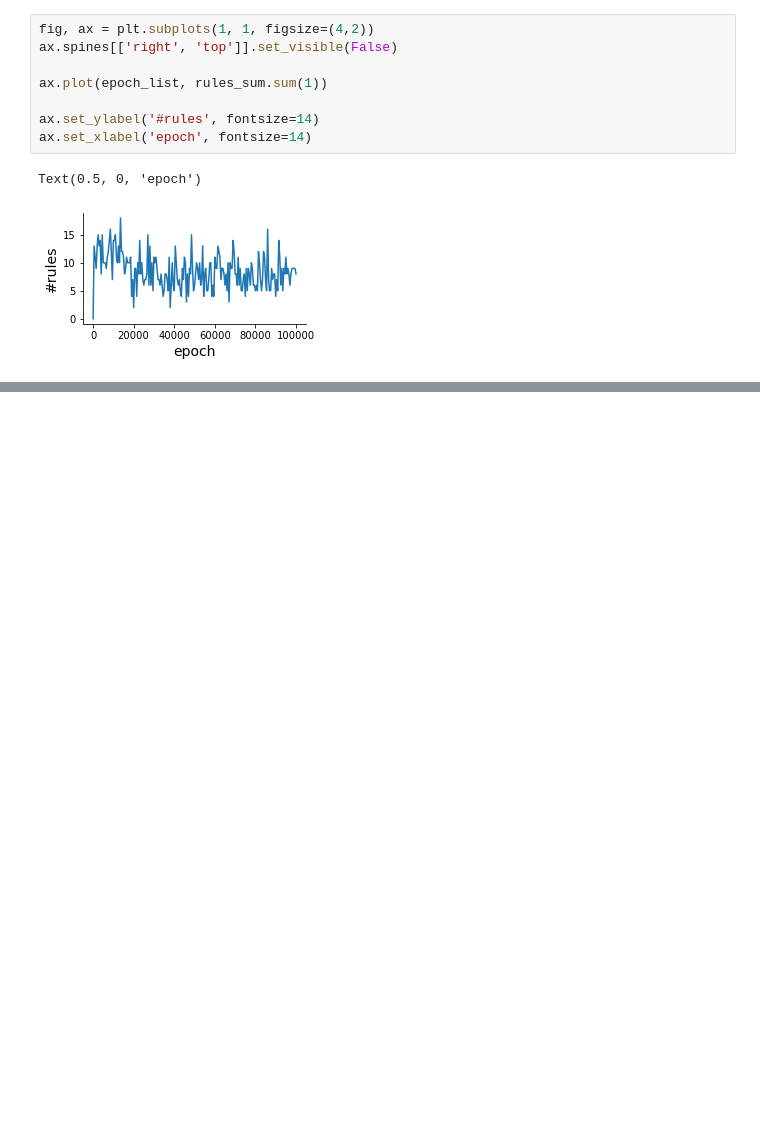
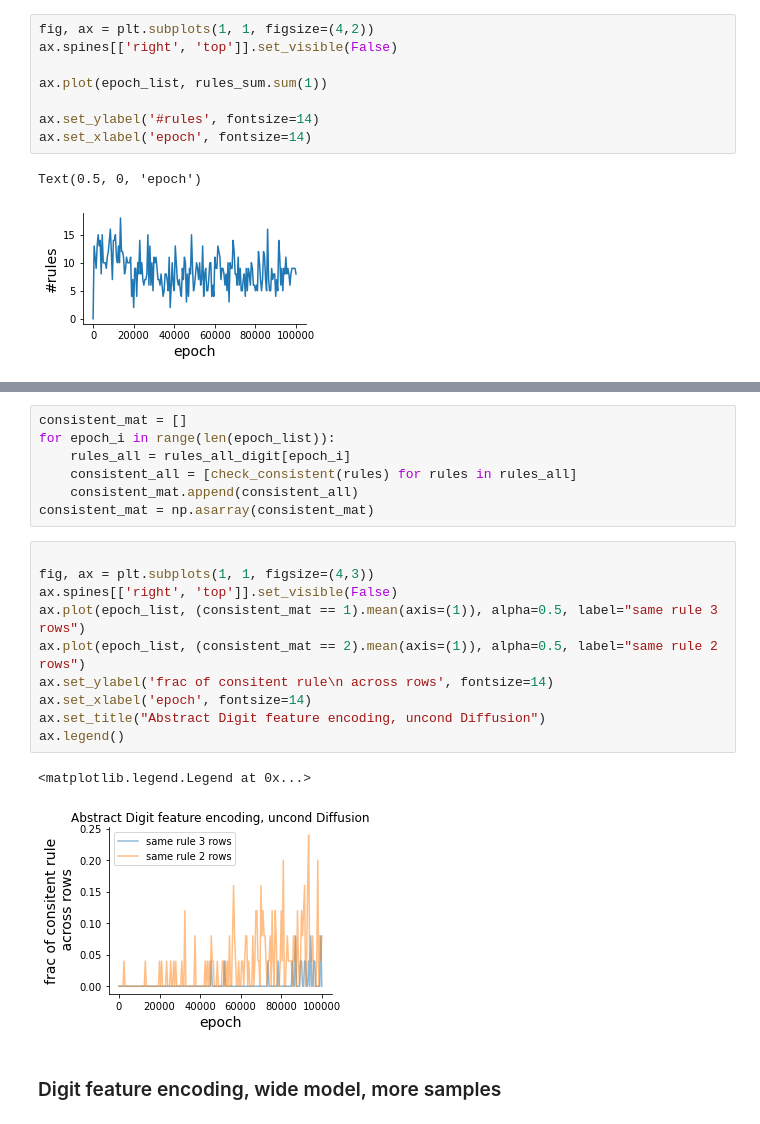
Before and after one commit to Animadversio/DiffusionReasoning, a Jupyter notebook: 20240204_01_check_generated_attributes.ipynb, the cells around one changed output, grey strips where cells are left out. Saved outputs shown, nothing was run; the diff lists cells and outputs as text; blank space fills up the shorter version.

```diff
--- a/20240204_01_check_generated_attributes.ipynb
+++ b/20240204_01_check_generated_attributes.ipynb
@@ -192,0 +288,22 @@ Text(0.5, 0, 'epoch')
+# %%
+consistent_mat = []
+for epoch_i in range(len(epoch_list)):
+    rules_all = rules_all_digit[epoch_i]
+    consistent_all = [check_consistent(rules) for rules in rules_all]
+    consistent_mat.append(consistent_all)
+consistent_mat = np.asarray(consistent_mat)
+# %%
+
+fig, ax = plt.subplots(1, 1, figsize=(4,3))
+ax.spines[['right', 'top']].set_visible(False)
+ax.plot(epoch_list, (consistent_mat == 1).mean(axis=(1)), alpha=0.5, label="same rule 3 rows")
+ax.plot(epoch_list, (consistent_mat == 2).mean(axis=(1)), alpha=0.5, label="same rule 2 rows")
+ax.set_ylabel('frac of consitent rule\n across rows', fontsize=14)
+ax.set_xlabel('epoch', fontsize=14)
+ax.set_title("Abstract Digit feature encoding, uncond Diffusion")
+ax.legend()
+# %% [output]
+<matplotlib.legend.Legend at 0x...>
+[figure, added]
+# %% [markdown]
+### Digit feature encoding, wide model, more samples
```
Also changed, not shown: parts of 37 cells of this notebook, 1 other file.
